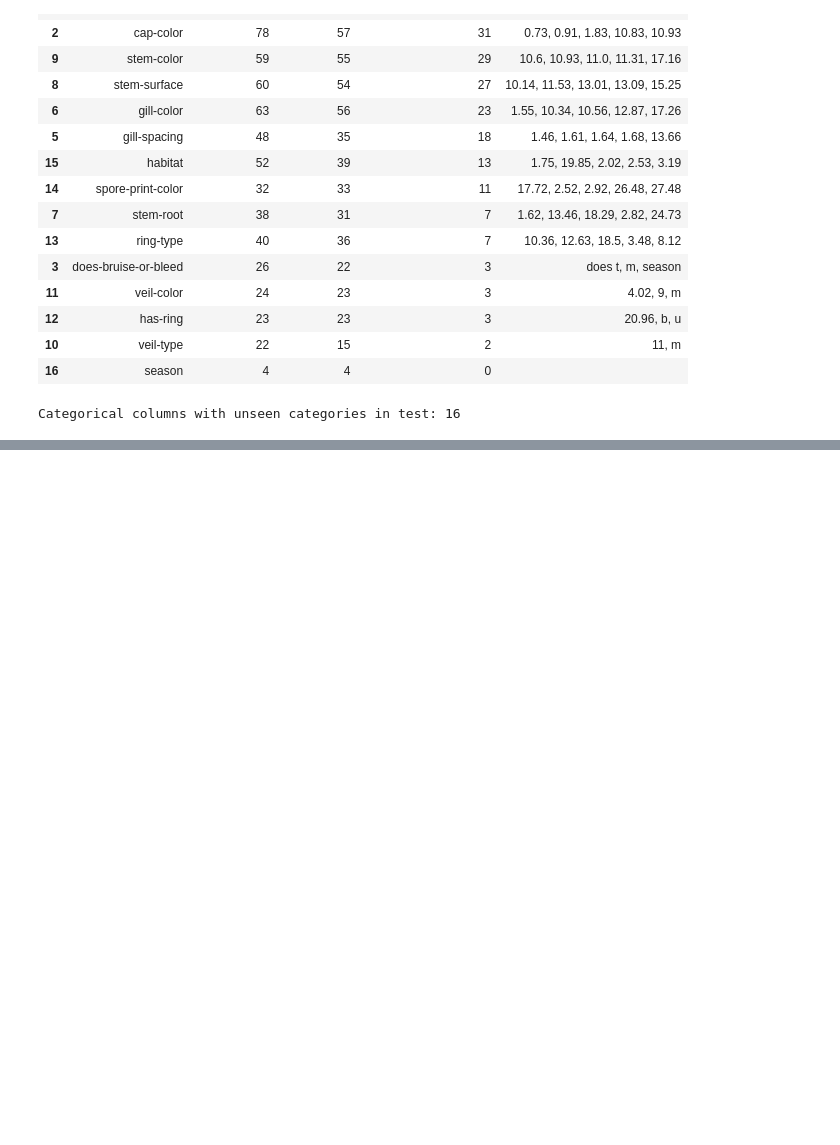
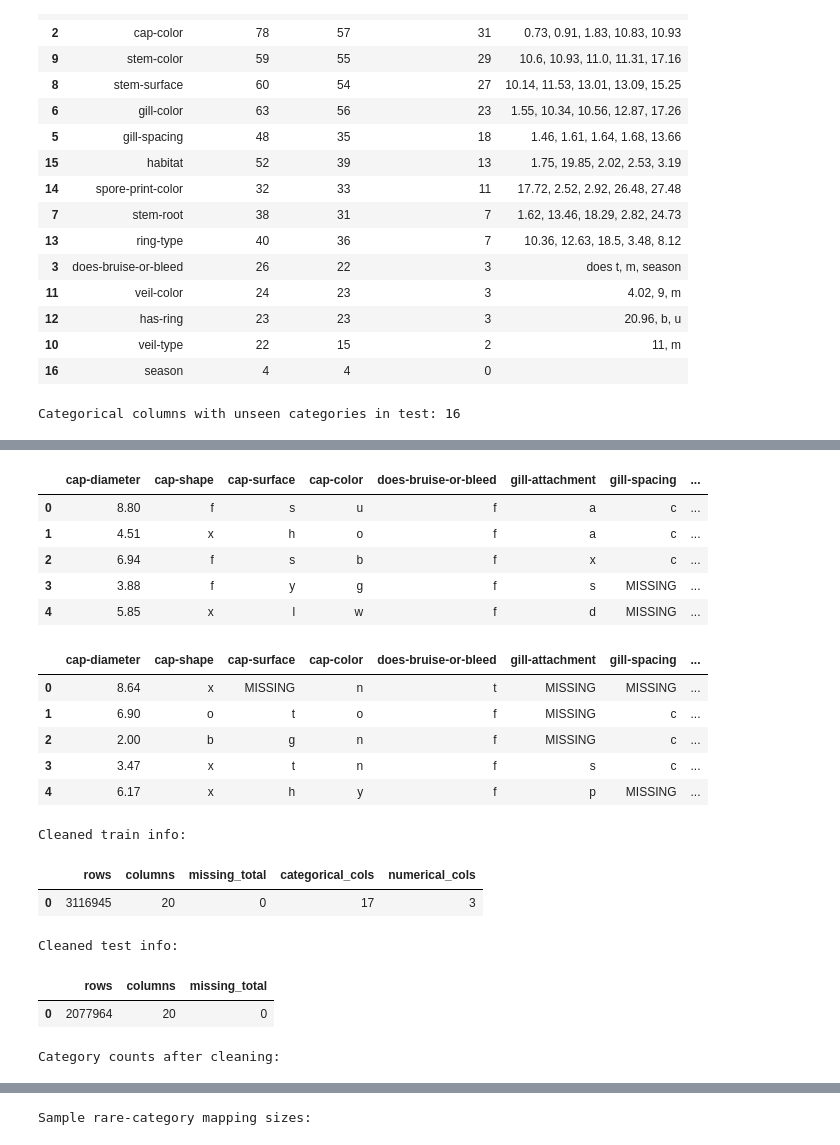
Before and after one commit to AntoineMilochevitch/mushroom-prediction, a Jupyter notebook: notebooks/mushroom_prediction.ipynb, the cells around one changed output, grey strips where cells are left out. Drawn from its saved outputs; the diff is of its cells as text; code cells hidden in the pictures; blank space fills up the shorter version.

Commit message:
Data cleaning + imputation + encoding

```diff
--- a/notebooks/mushroom_prediction.ipynb
+++ b/notebooks/mushroom_prediction.ipynb
@@ -522,0 +613,3 @@ fig.show()
+# %%
+train_df_cleaned = train_df.copy()
+test_df_cleaned = test_df.copy()
@@ -522,0 +718,6 @@ fig.show()
+# %%
+from sklearn.impute import KNNImputer
+
+knn_imputer = KNNImputer(n_neighbors=5, weights="distance")
+X_train[numerical_cols] = knn_imputer.fit_transform(X_train[numerical_cols])
+X_test[numerical_cols] = knn_imputer.transform(X_test[numerical_cols])
@@ -522,0 +726,11 @@ fig.show()
+# %%
+print("X_train shape:", X_train.shape)
+print("X_test shape :", X_test.shape)
+print("Remaining NaN train:", int(X_train.isna().sum().sum()))
+print("Remaining NaN test :", int(X_test.isna().sum().sum()))
+
+# Vérifier rapidement cardinalité post-nettoyage
+post_card = pd.Series({c: X_train[c].nunique(dropna=False) for c in categorical_cols}) \
+    .sort_values(ascending=False) \
+    .to_frame("n_unique_after_cleaning")
+display(post_card.head(20))
@@ -522,0 +760,46 @@ fig.show()
+# %%
+# Display the cleaned tables and a few useful summaries
+display(X_train.head())
+display(X_test.head())
+
+print('Cleaned train info:')
+display(pd.DataFrame({
+    'rows': [X_train.shape[0]],
+    'columns': [X_train.shape[1]],
+    'missing_total': [int(X_train.isna().sum().sum())],
+    'categorical_cols': [len(categorical_cols)],
+    'numerical_cols': [len(numerical_cols)],
+}))
+
+print('Cleaned test info:')
+display(pd.DataFrame({
+    'rows': [X_test.shape[0]],
+    'columns': [X_test.shape[1]],
+    'missing_total': [int(X_test.isna().sum().sum())],
+}))
+
+print('Category counts after cleaning:')
+display(post_card)
+
+print('Sample rare-category mapping sizes:')
+display(pd.Series({c: len(v) for c, v in rare_maps.items()}).sort_values(ascending=False).to_frame('n_rare_categories'))
+# %% [output]
+|  | cap-diameter | cap-shape | cap-surface | cap-color | does-bruise-or-bleed | gill-attachment | gill-spacing | ... |
+| 0 | 8.80 | f | s | u | f | a | c | ... |
+| 1 | 4.51 | x | h | o | f | a | c | ... |
+| 2 | 6.94 | f | s | b | f | x | c | ... |
+| 3 | 3.88 | f | y | g | f | s | MISSING | ... |
+| 4 | 5.85 | x | l | w | f | d | MISSING | ... |
+|  | cap-diameter | cap-shape | cap-surface | cap-color | does-bruise-or-bleed | gill-attachment | gill-spacing | ... |
+| 0 | 8.64 | x | MISSING | n | t | MISSING | MISSING | ... |
+| 1 | 6.90 | o | t | o | f | MISSING | c | ... |
+| 2 | 2.00 | b | g | n | f | MISSING | c | ... |
+| 3 | 3.47 | x | t | n | f | s | c | ... |
+| 4 | 6.17 | x | h | y | f | p | MISSING | ... |
+Cleaned train info:
+|  | rows | columns | missing_total | categorical_cols | numerical_cols |
+| 0 | 3116945 | 20 | 0 | 17 | 3 |
+Cleaned test info:
+|  | rows | columns | missing_total |
+| 0 | 2077964 | 20 | 0 |
+Category counts after cleaning:
@@ -522,0 +824 @@ fig.show()
+Sample rare-category mapping sizes:
```
Also changed, not shown: parts of 25 cells of this notebook.
